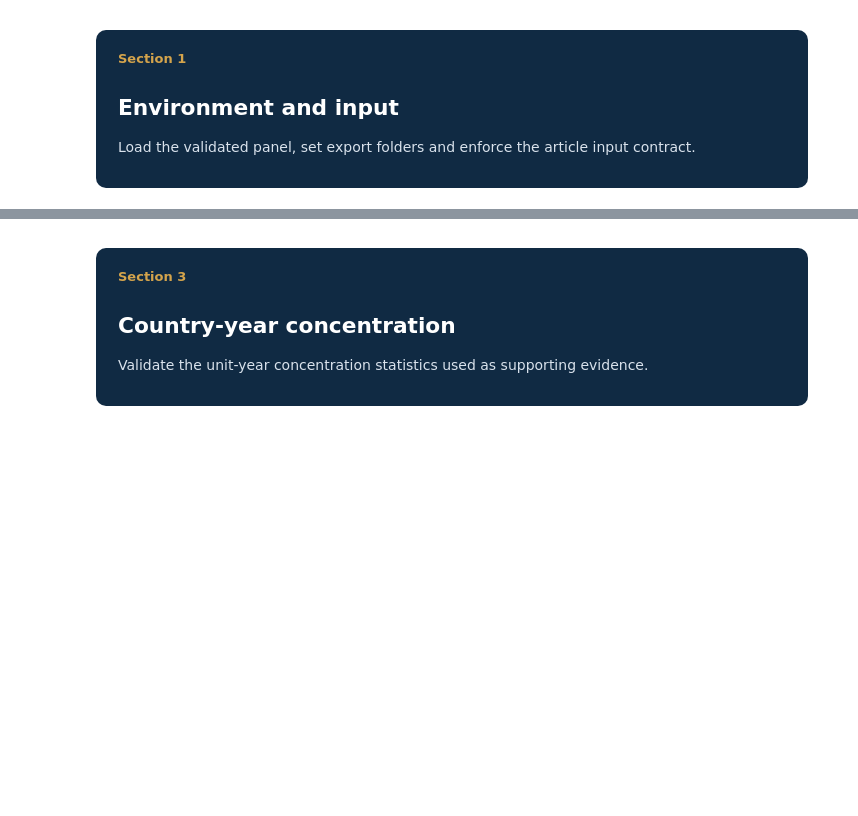
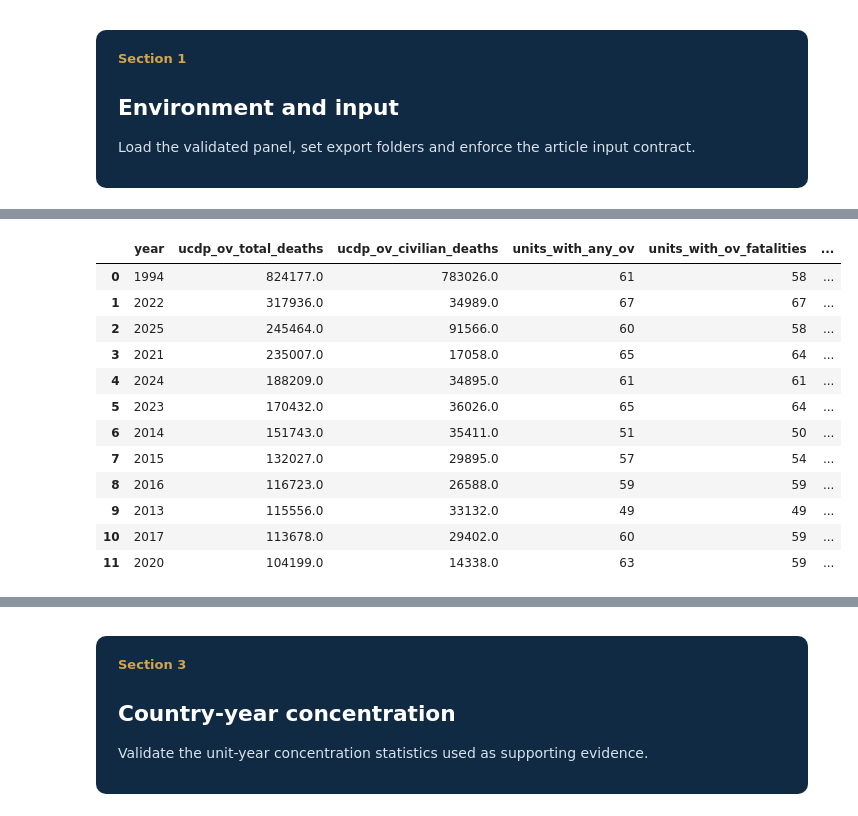
Before and after one commit to llafon-analytics/conflictlens, a Jupyter notebook: notebooks/articles/01_seven_years_out_of_thirty_seven.ipynb, the cells around one changed output, grey strips where cells are left out. Cells and saved outputs as stored; diff of their text form; code cells hidden in the pictures; blank space fills up the shorter version.

```diff
--- a/notebooks/articles/01_seven_years_out_of_thirty_seven.ipynb
+++ b/notebooks/articles/01_seven_years_out_of_thirty_seven.ipynb
@@ -307,6 +358,20 @@ missing_years = sorted(set(expected_years) - set(annual["year"].tolist()))
 if missing_years:
     raise AssertionError(f"Annual series is incomplete. Missing years: {missing_years}")
 
+annual_uncertainty = (
+    uncertainty_panel
+    .groupby("year", as_index=False)
+    .agg(
+        low_estimate=("ucdp_ged_low_deaths", "sum"),
+        best_estimate=("ucdp_ged_best_deaths", "sum"),
+        high_estimate=("ucdp_ged_high_deaths", "sum"),
+    )
+    .sort_values("year")
+    .reset_index(drop=True)
+)
+if not np.allclose(annual_uncertainty["best_estimate"], annual["ucdp_ov_total_deaths"]):
+    raise AssertionError("Annual OV best estimates must reconcile with annual GED best estimates.")
+
 annual_total = annual["ucdp_ov_total_deaths"].sum()
 annual_ranked = annual.sort_values("ucdp_ov_total_deaths", ascending=False).reset_index(drop=True)
 annual_ranked["rank_desc_total"] = annual_ranked.index + 1
@@ -315,9 +380,71 @@ annual_ranked["cumulative_share"] = annual_ranked["cumulative_deaths"] / annual_
 annual_years_to_50 = int(annual_ranked.loc[annual_ranked["cumulative_share"] >= 0.50, "rank_desc_total"].iloc[0])
 annual_years_50 = annual_ranked.head(annual_years_to_50).copy()
 
+def annual_estimate_profile(column, label):
+    ranked = annual_uncertainty[["year", column]].sort_values(column, ascending=False).reset_index(drop=True)
+    ranked["cumulative_share"] = ranked[column].cumsum() / ranked[column].sum()
+    years_to_50 = int(np.searchsorted(ranked["cumulative_share"].to_numpy(), 0.50, side="left") + 1)
+    return {
+        "estimate": label,
+        "period_total": float(ranked[column].sum()),
+        "years_to_cross_50pct": years_to_50,
+        "share_at_crossing": float(ranked.loc[years_to_50 - 1, "cumulative_share"]),
+        "years_in_crossing_set": ranked.head(years_to_50)["year"].astype(int).tolist(),
+    }
+
+annual_estimate_sensitivity = pd.DataFrame([
+    annual_estimate_profile("low_estimate", "low"),
+    annual_estimate_profile("best_estimate", "best"),
+    annual_estimate_profile("high_estimate", "high"),
+])
+
+recent_years = list(range(2021, 2026))
+recent_2021_2025_total = float(annual.loc[annual["year"].isin(recent_years), "ucdp_ov_total_deaths"].sum())
+recent_2021_2025_share = recent_2021_2025_total / annual_total
+recent_years_in_best_top7 = sorted(set(recent_years) & set(annual_years_50["year"].astype(int)))
+
+def rank_correlation(left, right):
+    return float(pd.Series(left).rank().corr(pd.Series(right).rank()))
+
+trend_diagnostics = pd.DataFrame([
+    {
+        "window": "1989–2025",
+        "years": len(annual),
+        "spearman_year_vs_deaths": rank_correlation(annual["year"], annual["ucdp_ov_total_deaths"]),
+    },
+    {
+        "window": "1989–2025 excluding 1994",
+        "years": len(annual) - 1,
+        "spearman_year_vs_deaths": rank_correlation(
+            annual.loc[annual["year"] != 1994, "year"],
+            annual.loc[annual["year"] != 1994, "ucdp_ov_total_deaths"],
+        ),
+    },
+    {
+        "window": "1989–2020",
+        "years": int((annual["year"] <= 2020).sum()),
+        "spearman_year_vs_deaths": rank_correlation(
+            annual.loc[annual["year"] <= 2020, "year"],
+            annual.loc[annual["year"] <= 2020, "ucdp_ov_total_deaths"],
+        ),
+    },
+    {
+        "window": "2000–2025",
+        "years": int((annual["year"] >= 2000).sum()),
+        "spearman_year_vs_deaths": rank_correlation(
+            annual.loc[annual["year"] >= 2000, "year"],
+            annual.loc[annual["year"] >= 2000, "ucdp_ov_total_deaths"],
+        ),
+    },
+])
+
 save_table(annual, "annual_ucdp_ov_curve_1989_2025.csv")
+save_table(annual_uncertainty, "annual_ucdp_estimate_sensitivity.csv")
+save_table(annual_estimate_sensitivity, "annual_years_to_50pct_by_estimate.csv")
+save_table(trend_diagnostics, "annual_rank_trend_diagnostics.csv")
 save_table(annual_ranked, "annual_concentration_ranked.csv")
-save_table(annual_years_50, "annual_years_needed_to_reach_50pct.csv")
+save_table(annual_years_50, "annual_years_needed_to_reach_50pct_best_estimate.csv")
 
-annual_ranked.head(12)
+display(annual_ranked.head(12))
+annual_estimate_sensitivity
 # %% [output]
@@ -337,0 +451,13 @@ Out[0]:
+|  | year | ucdp_ov_total_deaths | ucdp_ov_civilian_deaths | units_with_any_ov | units_with_ov_fatalities | ... |
+| 0 | 1994 | 824177.0 | 783026.0 | 61 | 58 | ... |
+| 1 | 2022 | 317936.0 | 34989.0 | 67 | 67 | ... |
+| 2 | 2025 | 245464.0 | 91566.0 | 60 | 58 | ... |
+| 3 | 2021 | 235007.0 | 17058.0 | 65 | 64 | ... |
+| 4 | 2024 | 188209.0 | 34895.0 | 61 | 61 | ... |
+| 5 | 2023 | 170432.0 | 36026.0 | 65 | 64 | ... |
+| 6 | 2014 | 151743.0 | 35411.0 | 51 | 50 | ... |
+| 7 | 2015 | 132027.0 | 29895.0 | 57 | 54 | ... |
+| 8 | 2016 | 116723.0 | 26588.0 | 59 | 59 | ... |
+| 9 | 2013 | 115556.0 | 33132.0 | 49 | 49 | ... |
+| 10 | 2017 | 113678.0 | 29402.0 | 60 | 59 | ... |
+| 11 | 2020 | 104199.0 | 14338.0 | 63 | 59 | ... |
```
Also changed, not shown: parts of 25 cells of this notebook, 34 other files.
